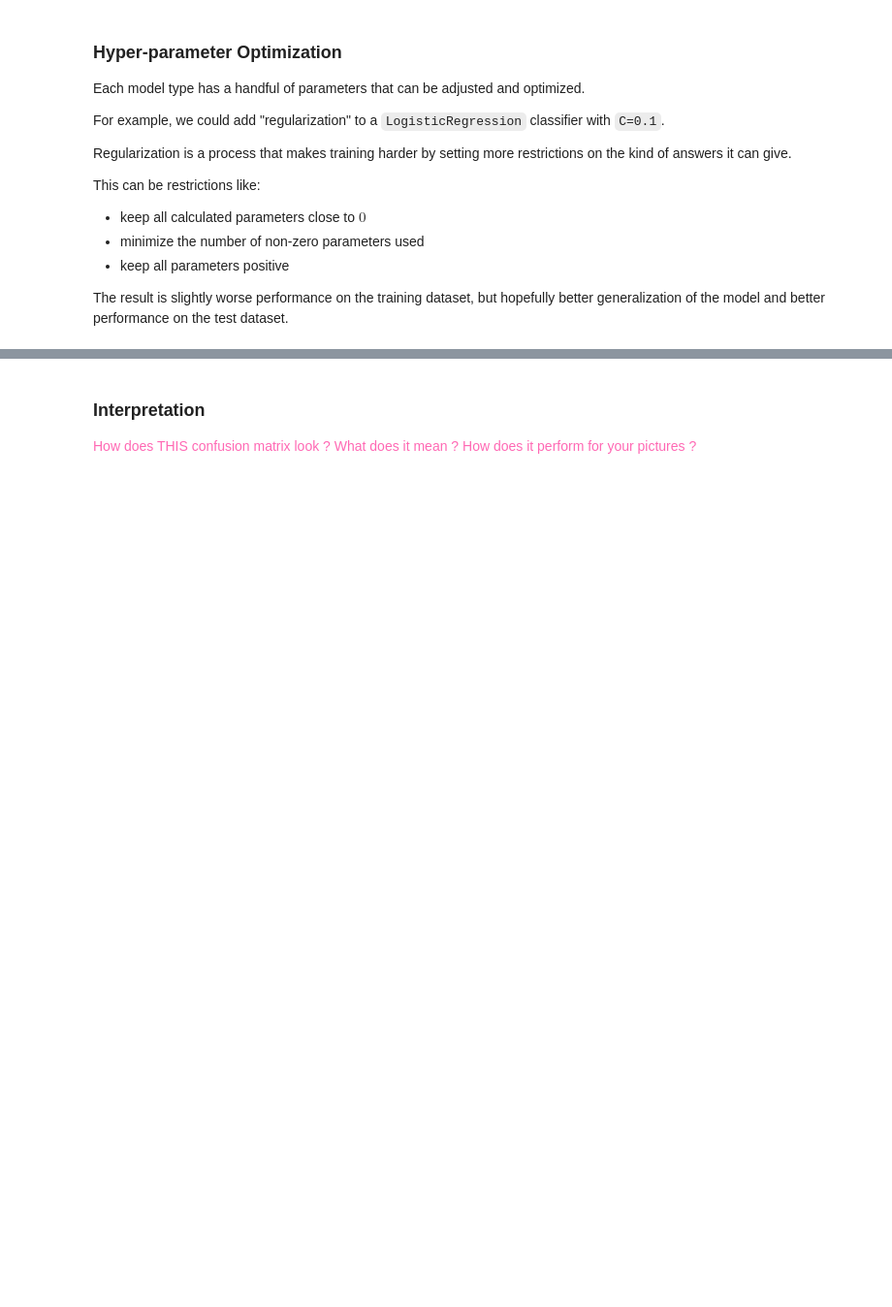
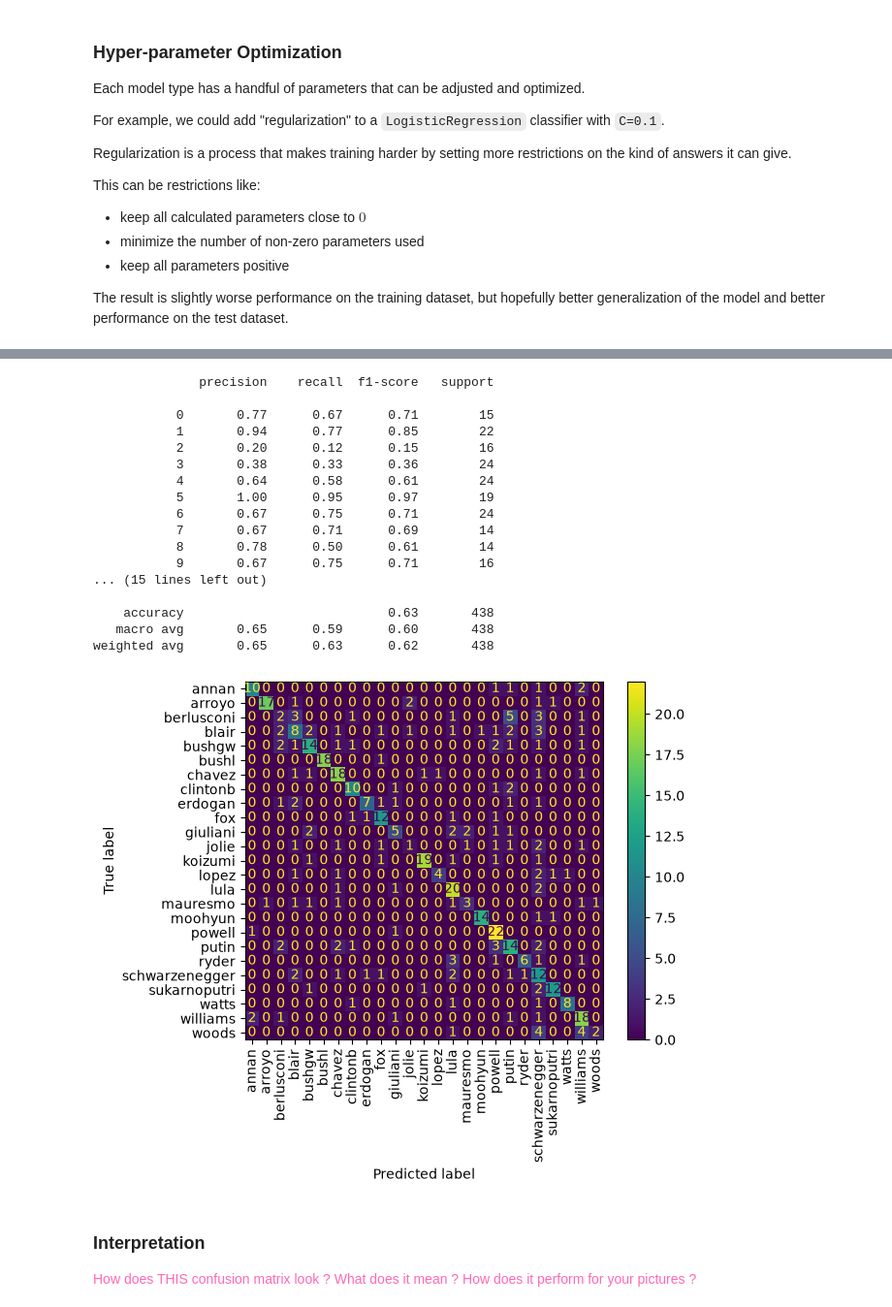
Before and after one commit to Mehak-AIML/Homework12_NEW, a Jupyter notebook: Homework12.ipynb, the cells around one changed output, grey strips where cells are left out. Shown at 97% size. Saved outputs shown, nothing was run; the diff lists cells and outputs as text; code cells hidden in the pictures; blank space fills up the shorter version.

```diff
--- a/Homework12.ipynb
+++ b/Homework12.ipynb
@@ -224,3 +438,38 @@ The result is slightly worse performance on the training dataset, but hopefully
+# %%
+# confusion matrix for the best setup so far
+best_pca = PCA(n_components=0.95)
+best_train_features = best_pca.fit_transform(train["pixels"])
+best_test_features = best_pca.transform(test["pixels"])
+
+best_scaler = StandardScaler()
+best_train_scaled = best_scaler.fit_transform(best_train_features)
+best_test_scaled = best_scaler.transform(best_test_features)
+
+best_model = LogisticRegression(C=0.1, max_iter=2000)
+best_model.fit(best_train_scaled, train["labels"])
+best_test_predictions = best_model.predict(best_test_scaled)
+
+print(classification_report(test["labels"], best_test_predictions))
+display_confusion_matrix(test["labels"], best_test_predictions, LFWUtils.LABELS)
+# %% [output]
+              precision    recall  f1-score   support
+
+           0       0.77      0.67      0.71        15
+           1       0.94      0.77      0.85        22
+           2       0.20      0.12      0.15        16
+           3       0.38      0.33      0.36        24
+           4       0.64      0.58      0.61        24
+           5       1.00      0.95      0.97        19
+           6       0.67      0.75      0.71        24
+           7       0.67      0.71      0.69        14
+           8       0.78      0.50      0.61        14
+           9       0.67      0.75      0.71        16
+... (15 lines left out)
+
+    accuracy                           0.63       438
+   macro avg       0.65      0.59      0.60       438
+weighted avg       0.65      0.63      0.62       438
+[figure, added]
 # %% [markdown]
 ### Interpretation
 
```
Also changed, not shown: parts of 20 cells of this notebook, 1 other file.
